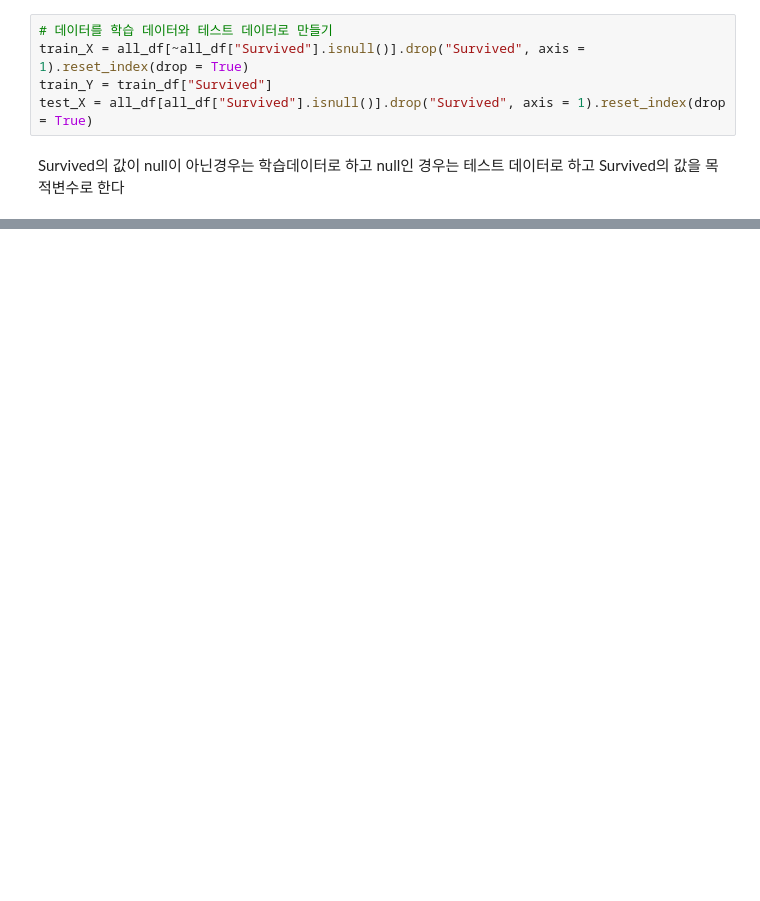
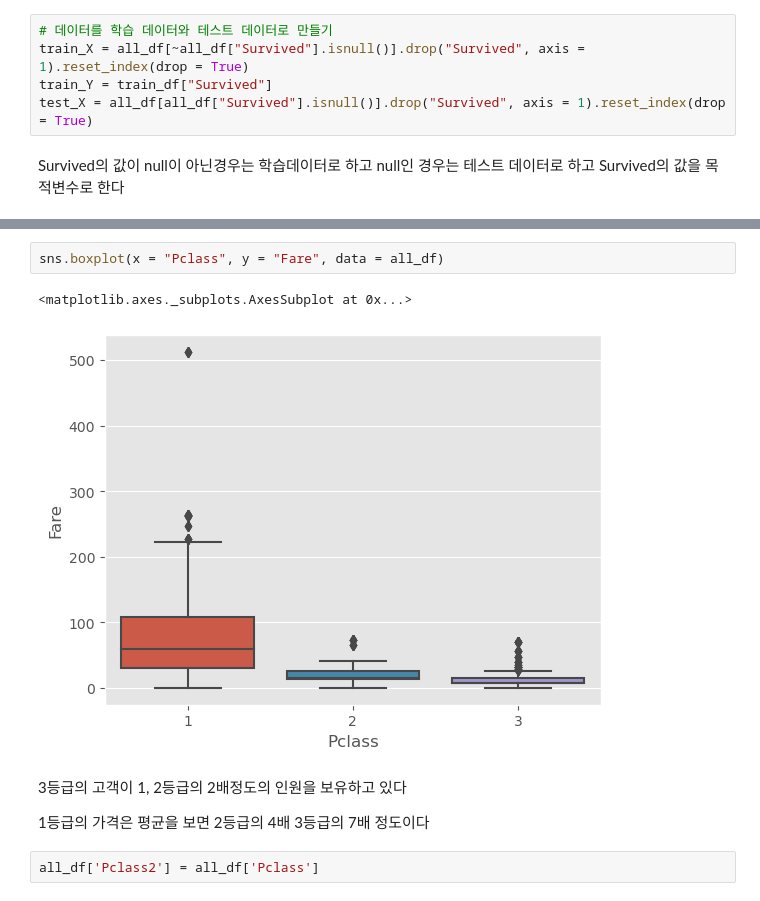
Before and after one commit to SIDED00R/kaggle_project, a Jupyter notebook: titanic/kaggle_titanic.ipynb, the cells around one changed output, grey strips where cells are left out. Drawn from its saved outputs; the diff is of its cells as text; blank space fills up the shorter version.

```diff
--- a/titanic/kaggle_titanic.ipynb
+++ b/titanic/kaggle_titanic.ipynb
@@ -694,0 +925,11 @@ Survived의 값을 목적변수로 한다
+# %%
+sns.boxplot(x = "Pclass", y = "Fare", data = all_df)
+# %% [output]
+<matplotlib.axes._subplots.AxesSubplot at 0x...>
+[figure, added]
+# %% [markdown]
+3등급의 고객이 1, 2등급의 2배정도의 인원을 보유하고 있다
+
+1등급의 가격은 평균을 보면 2등급의 4배 3등급의 7배 정도이다
+# %%
+all_df['Pclass2'] = all_df['Pclass']
```
Also changed, not shown: parts of 53 cells of this notebook.
